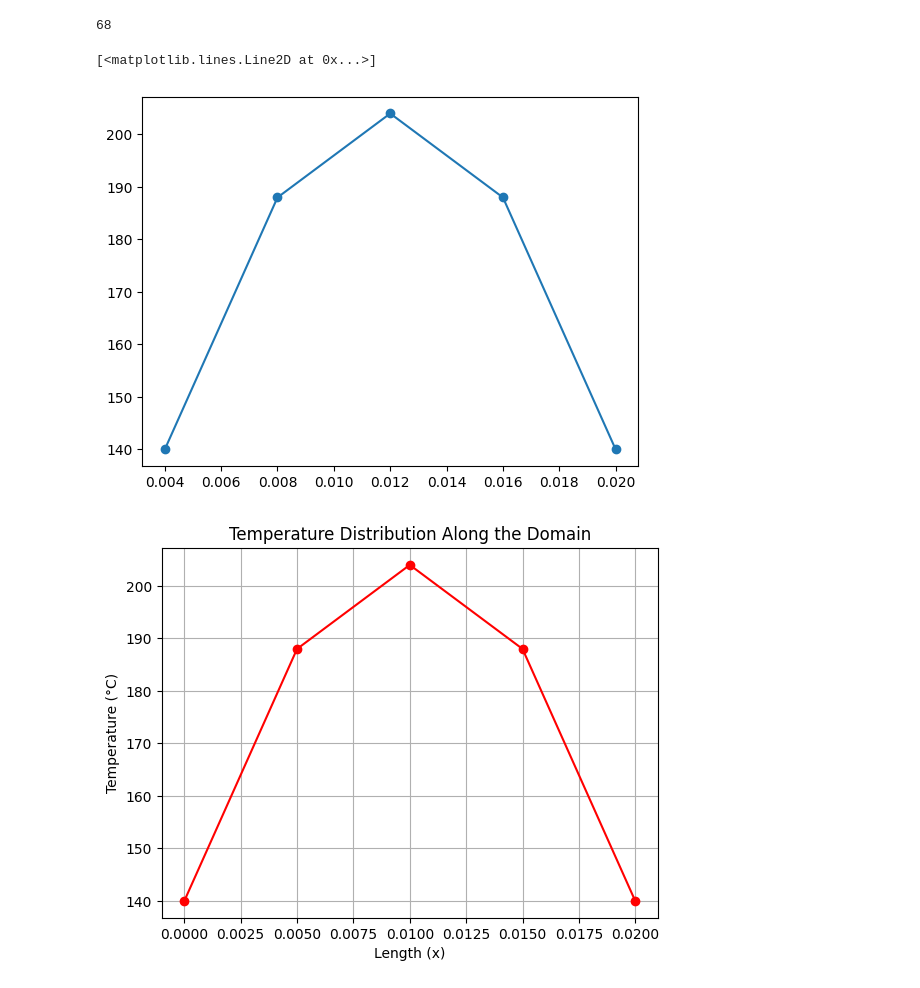
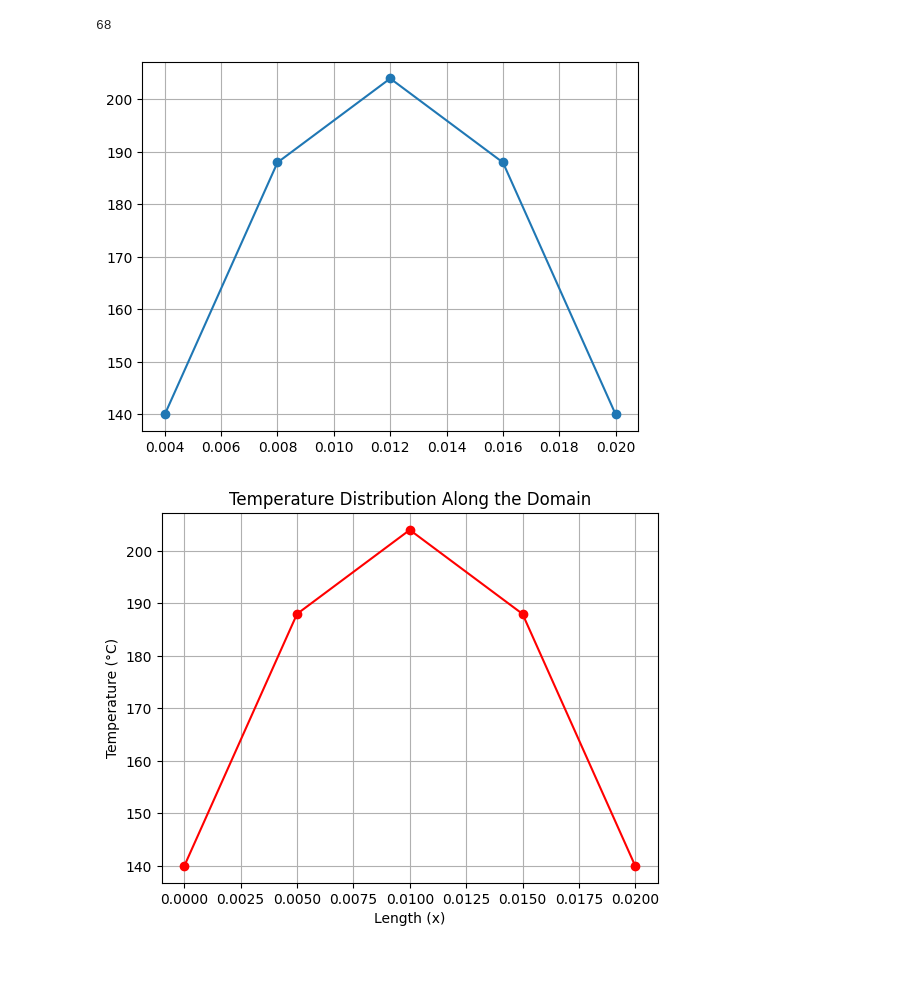
Before and after one commit to Mafaz03/Computational-Fluid-Dynamics, a Jupyter notebook: 1D_Diffusion_problem_2.ipynb, the cells around one changed output. Drawn from its saved outputs; the diff is of its cells as text; code cells hidden in the pictures.

Commit message:
plotting

```diff
--- a/1D_Diffusion_problem_2.ipynb
+++ b/1D_Diffusion_problem_2.ipynb
@@ -176,9 +176,10 @@ loops_taken
 68
 # %%
 plt.plot(np.cumsum(node_lengths), X, marker='o')
+plt.grid(True)
+plt.show()
 # %% [output]
-[<matplotlib.lines.Line2D at 0x...>]
-[figure, old version]
+[figure, new version]
 # %%
 import matplotlib.pyplot as plt
 import numpy as np
```
